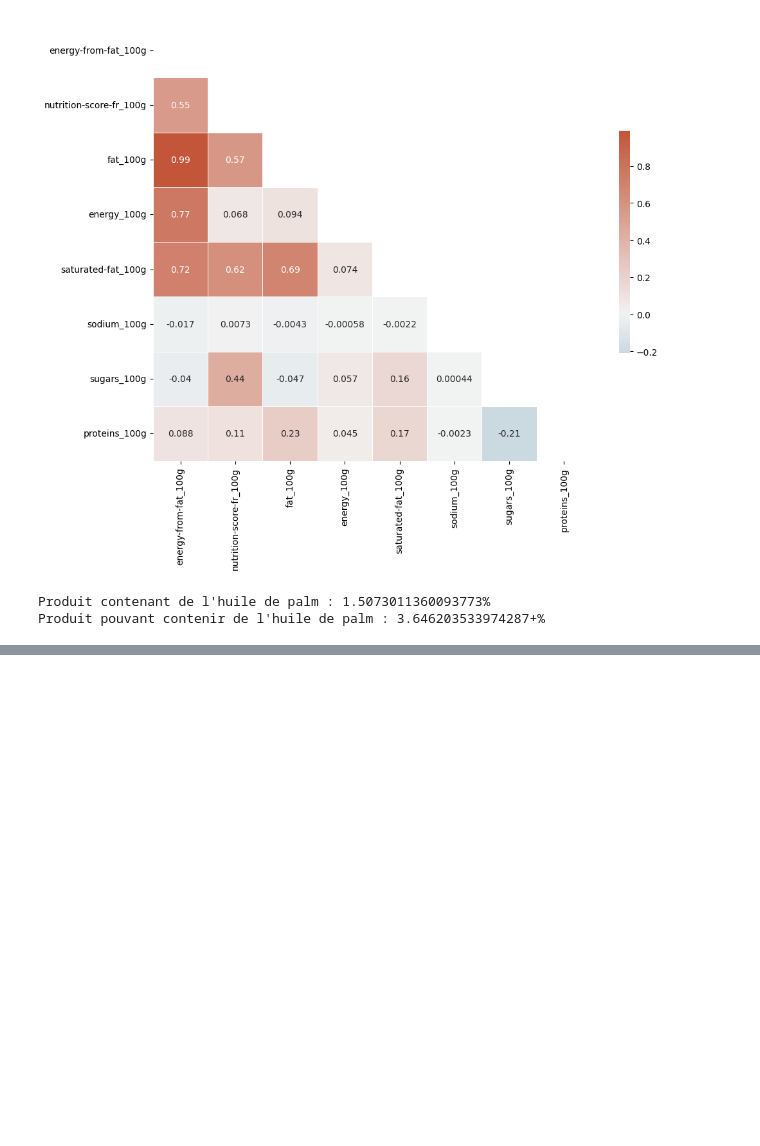
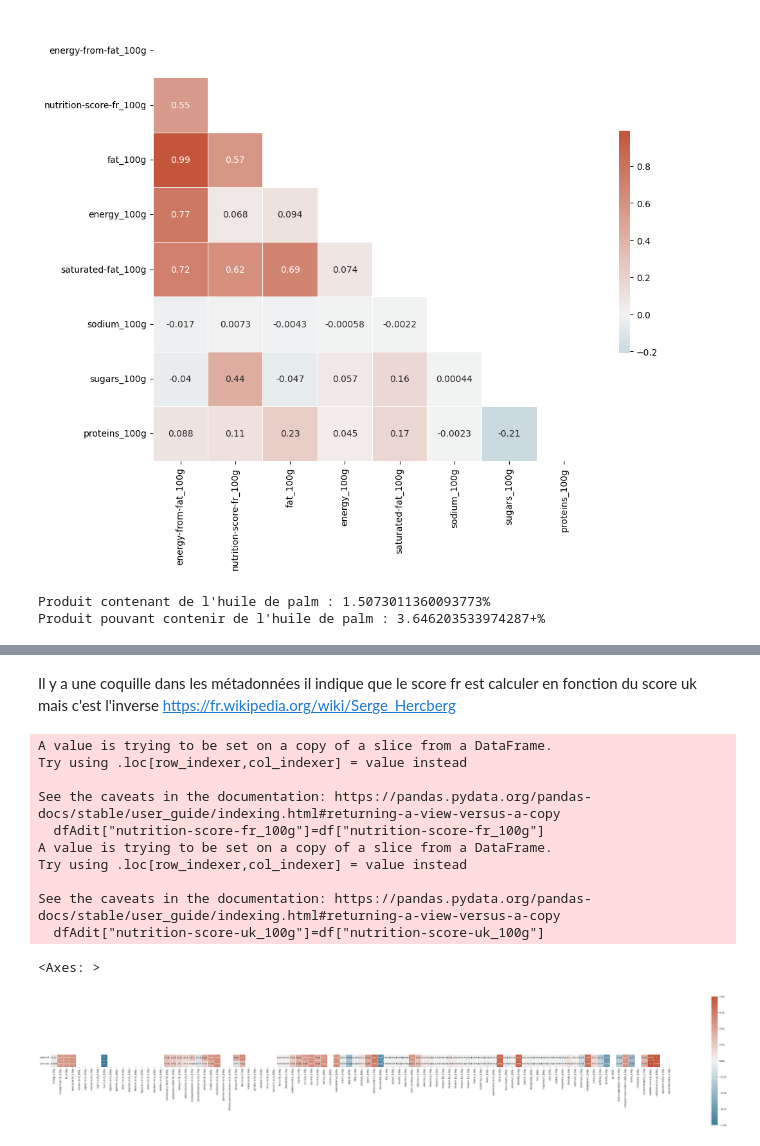
Before and after one commit to Solenhya/IAFood-P4-DevIA-G1, a Jupyter notebook: Améliorer la santé par l'IA - Analyse des données Open Food Facts.ipynb, the cells around one changed output, grey strips where cells are left out. Saved outputs shown, nothing was run; the diff lists cells and outputs as text; code cells hidden in the pictures; blank space fills up the shorter version.

```diff
--- a/Améliorer la santé par l'IA - Analyse des données Open Food Facts.ipynb
+++ b/Améliorer la santé par l'IA - Analyse des données Open Food Facts.ipynb
@@ -340,0 +384,39 @@ df[["additives_n","nutrition-score-fr_100g","nutrition-score-uk_100g"]]
+# %% [markdown]
+Il y a une coquille dans les métadonnées il indique que le score fr est calculer en fonction du score uk mais c'est l'inverse https://fr.wikipedia.org/wiki/Serge_Hercberg
+# %%
+#11. Comment se calcule le Nutri-Score (FR et UK) ? Qu'est-ce qui les différencie ?
+#Le nutriscore uk n'existe pas l'agence indiquer dans les meta données : le FSA
+#CreateHeatMapCorr(["nutrition-score-fr_100g","nutrition-score-uk_100g"],df)
+
+dfAdit = df.filter(like='_100g',axis=1)
+dfAdit["nutrition-score-fr_100g"]=df["nutrition-score-fr_100g"]
+dfAdit["nutrition-score-uk_100g"]=df["nutrition-score-uk_100g"]
+
+correlation = dfAdit.corr()
+nutriCorr = correlation[["nutrition-score-uk_100g","nutrition-score-fr_100g"]]
+
+
+#aditCorr_sorted = dataframeadit.reindex(aditCorr.abs().sort_values(ascending=False).index)
+# Set up the matplotlib figure
+f, ax = plt.subplots(figsize=(60, 20))
+
+# Generate a custom diverging colormap
+cmap = sns.diverging_palette(230, 20, as_cmap=True)
+
+# Draw the heatmap with the mask and correct aspect ratio
+sns.heatmap(nutriCorr.T, cmap=cmap, center=0,
+            square=True, linewidths=.5,xticklabels=nutriCorr.index,yticklabels=["nutri-UK","nutri-FR"], cbar_kws={"shrink": .5},annot=True)
+dfAdit
+# %% [output]
+A value is trying to be set on a copy of a slice from a DataFrame.
+Try using .loc[row_indexer,col_indexer] = value instead
+
+See the caveats in the documentation: https://pandas.pydata.org/pandas-docs/stable/user_guide/indexing.html#returning-a-view-versus-a-copy
+  dfAdit["nutrition-score-fr_100g"]=df["nutrition-score-fr_100g"]
+A value is trying to be set on a copy of a slice from a DataFrame.
+Try using .loc[row_indexer,col_indexer] = value instead
+
+See the caveats in the documentation: https://pandas.pydata.org/pandas-docs/stable/user_guide/indexing.html#returning-a-view-versus-a-copy
+  dfAdit["nutrition-score-uk_100g"]=df["nutrition-score-uk_100g"]
+<Axes: >
+[figure, added]
```
Also changed, not shown: parts of 19 cells of this notebook, 5 other files.
